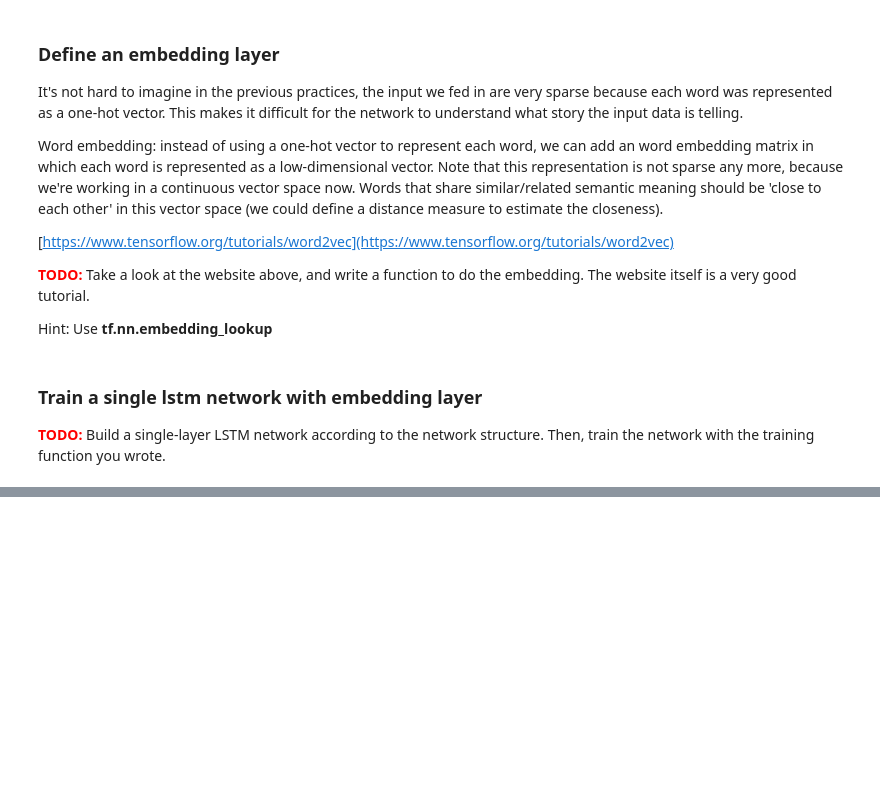
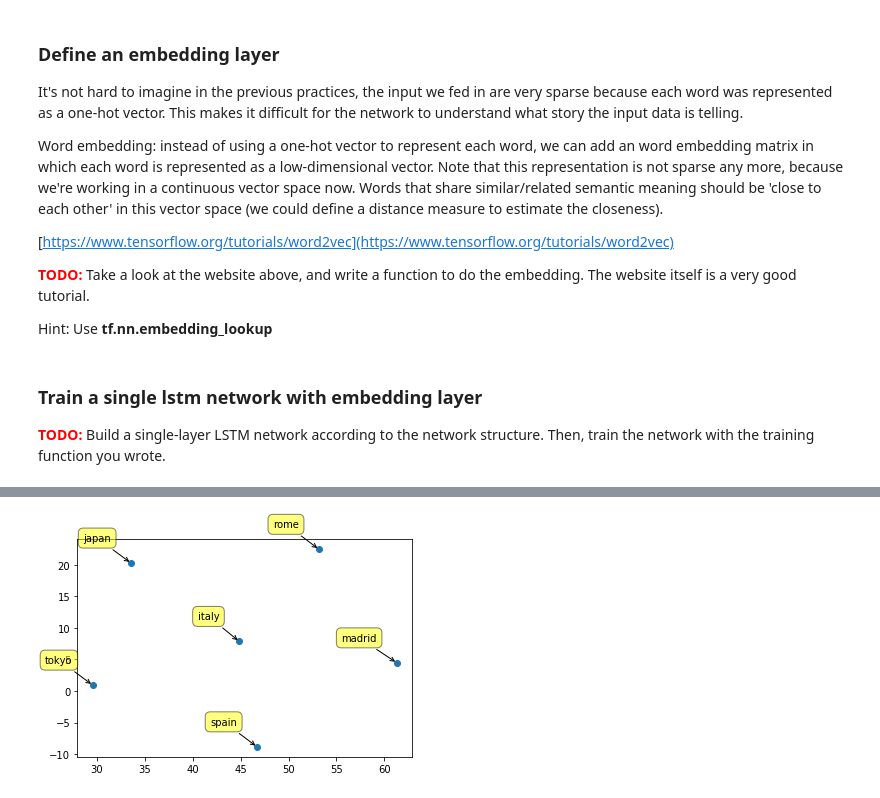
Before and after one commit to crowegian/NNetsDL_F17, a Jupyter notebook: assignment3_Nov11/task2-rnn-applications.ipynb, the cells around one changed output, grey strips where cells are left out. Saved outputs shown, nothing was run; the diff lists cells and outputs as text; code cells hidden in the pictures; blank space fills up the shorter version.

```diff
--- a/assignment3_Nov11/task2-rnn-applications.ipynb
+++ b/assignment3_Nov11/task2-rnn-applications.ipynb
@@ -283,0 +508,20 @@ Answer: **[fill in here]**
+# %%
+X = np.array([lookupWordVec(word = "spain"), lookupWordVec(word = "madrid"),
+              lookupWordVec(word = "italy"), lookupWordVec(word = "rome"),
+             lookupWordVec(word = "japan"), lookupWordVec(word = "tokyo")])
+dimReducVecs_caps = TSNE(n_components=2).fit_transform(X)
+# %%
+matplotlib.pyplot.scatter(dimReducVecs_caps[:,0], dimReducVecs_caps[:,1])
+labels = ["spain", "madrid", "italy", "rome", "japan", "tokyo"]
+for label, x, y in zip(labels, dimReducVecs_caps[:, 0], dimReducVecs_caps[:, 1]):
+    plt.annotate(
+        label,
+        xy=(x, y), xytext=(-20, 20),
+        textcoords='offset points', ha='right', va='bottom',
+        bbox=dict(boxstyle='round,pad=0.5', fc='yellow', alpha=0.5),
+        arrowprops=dict(arrowstyle = '->', connectionstyle='arc3,rad=0'))
+
+
+matplotlib.pyplot.show()
+# %% [output]
+[figure, added]
```
Also changed, not shown: parts of 20 cells of this notebook, 1 other file.
